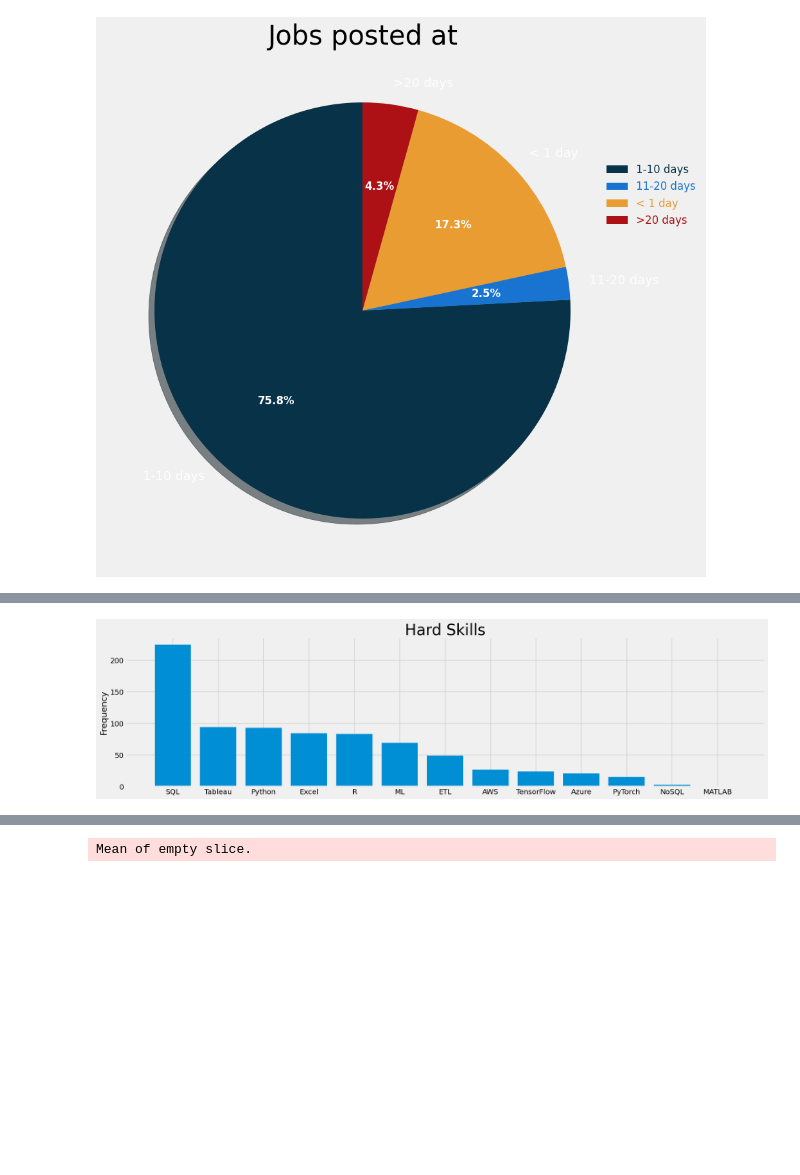
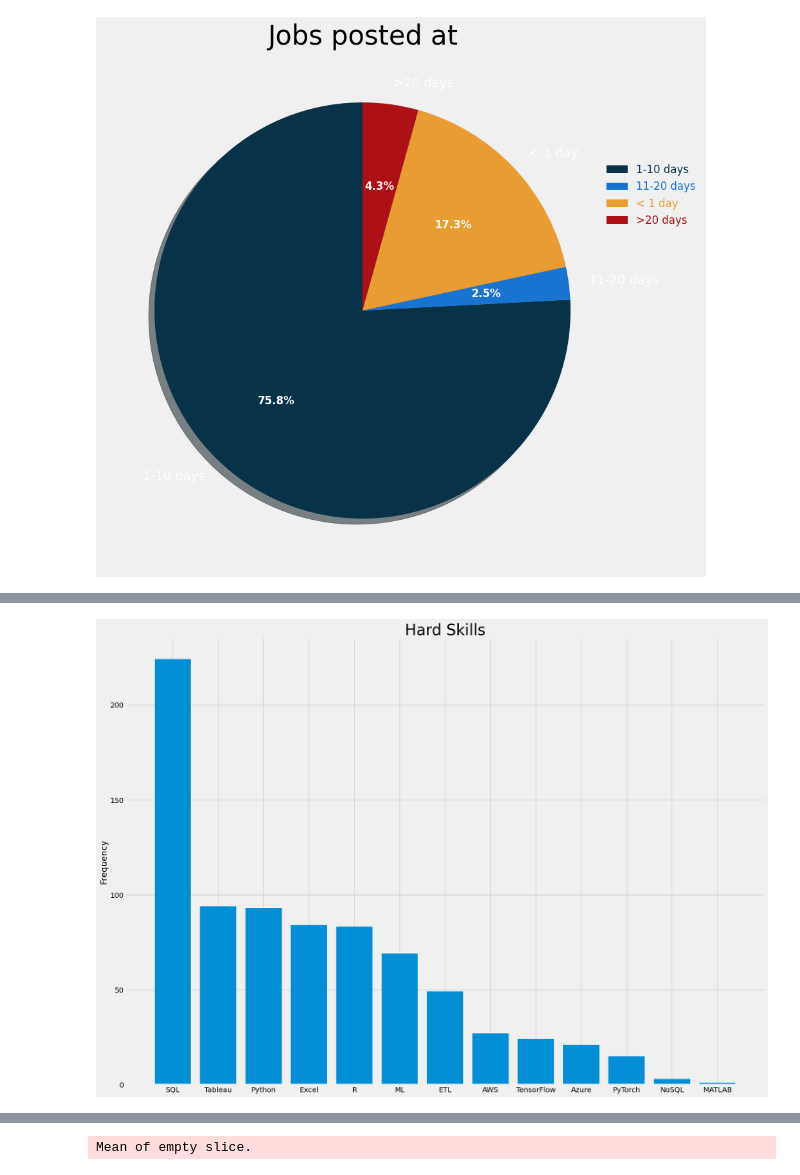
Before and after one commit to danielrodriguez007/Data_Analysis, a Jupyter notebook: Project_Search.ipynb, the cells around one changed output, grey strips where cells are left out. Drawn from its saved outputs; the diff is of its cells as text; code cells hidden in the pictures; blank space fills up the shorter version.

```diff
--- a/Project_Search.ipynb
+++ b/Project_Search.ipynb
@@ -328,20 +328,20 @@ df['hardskills'] = df['hardskills'].str.replace(',', '').str.replace(';', '')
 # %%
 skill_freq = {}
 for row in df['hardskills']:
     for skill in row.split():
         skill_freq[skill] = skill_freq.get(skill, 0) + 1
 
 # Sort the dictionary by frequency in descending order
 sorted_skill_freq = dict(sorted(skill_freq.items(), key=lambda x: x[1], reverse=True))
 
-plt.figure(figsize=(20,5))
+plt.figure(figsize=(20,15))
 plt.bar(np.arange(len(sorted_skill_freq)), sorted_skill_freq.values())
 plt.xticks(np.arange(len(sorted_skill_freq)), sorted_skill_freq.keys(), rotation='horizontal')
 plt.title("Hard Skills", fontsize=30)
 plt.ylabel('Frequency')
 plt.savefig('/content/drive/MyDrive/Colab Notebooks/Charts Jobs/hardskill.png')
 # %% [output]
-[figure, old version]
+[figure, new version]
 # %%
 #SOFT SKILLS IN A NEW COLUMN
 
```
Also changed, not shown: parts of 3 cells of this notebook.
